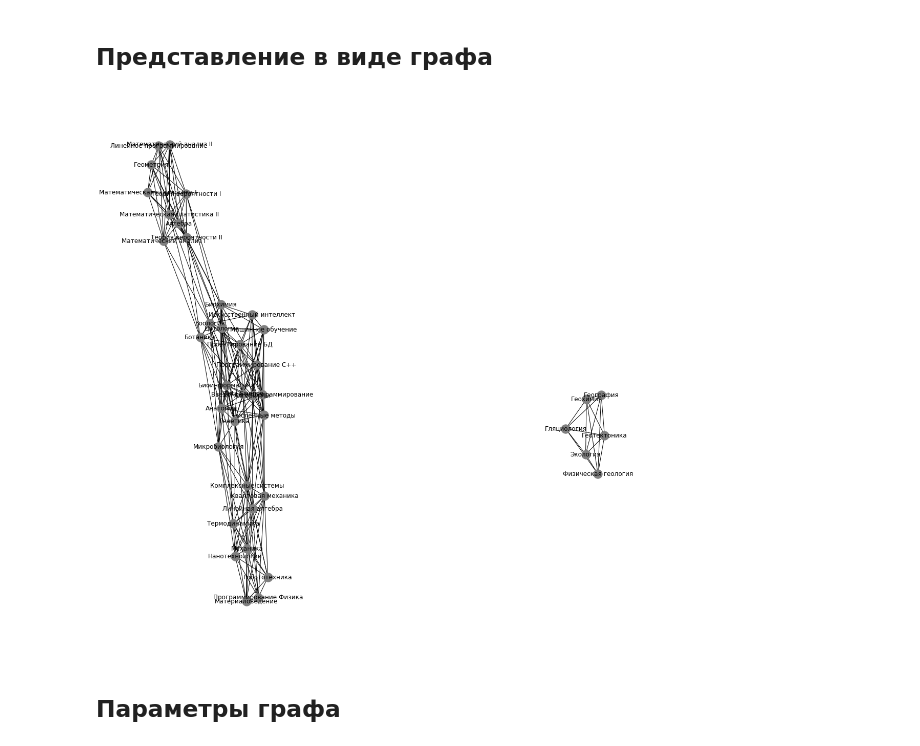
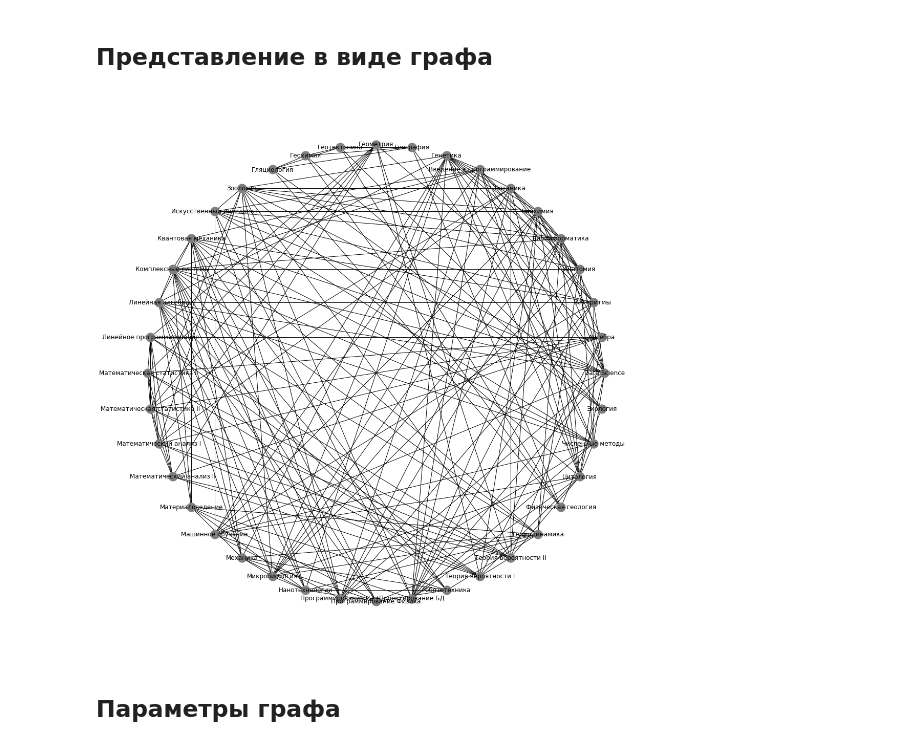
Before and after one commit to forodie/schedule-exams-and-coloring-graph, a Jupyter notebook: schedule.ipynb, the cells around one changed output. Saved outputs shown, nothing was run; the diff lists cells and outputs as text; code cells hidden in the pictures.

```diff
--- a/schedule.ipynb
+++ b/schedule.ipynb
@@ -100,15 +102,15 @@ print(list_courses)
 # %%
 graph_courses = nx.Graph()
 graph_courses.add_nodes_from(list_course)
 import itertools
-for sousliste in list_courses:
-    for pair in itertools.combinations(sousliste, 2):
+for sublist in list_courses:
+    for pair in itertools.combinations(sublist, 2):
         graph_courses.add_edge(pair[0], pair[1])
 plt.figure(figsize=(15,15))
-nx.draw(graph_courses,node_color = 'grey',with_labels = True)
+nx.draw(graph_courses,pos=nx.circular_layout(graph_courses),node_color = 'grey',with_labels = True)
 plt.show()
 # %% [output]
-[figure, old version]
+[figure, new version]
 # %% [markdown]
 ## Параметры графа
 # %%
```
Also changed, not shown: parts of 7 cells of this notebook.
